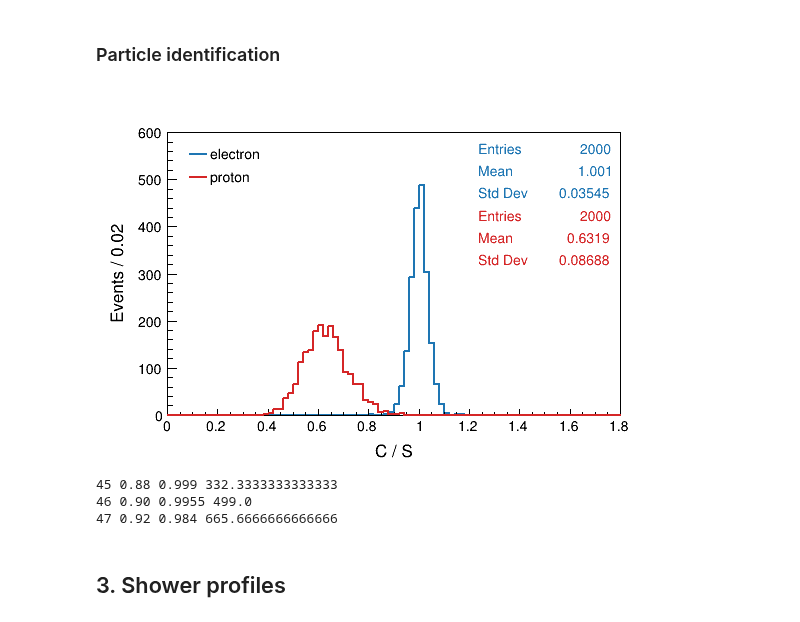
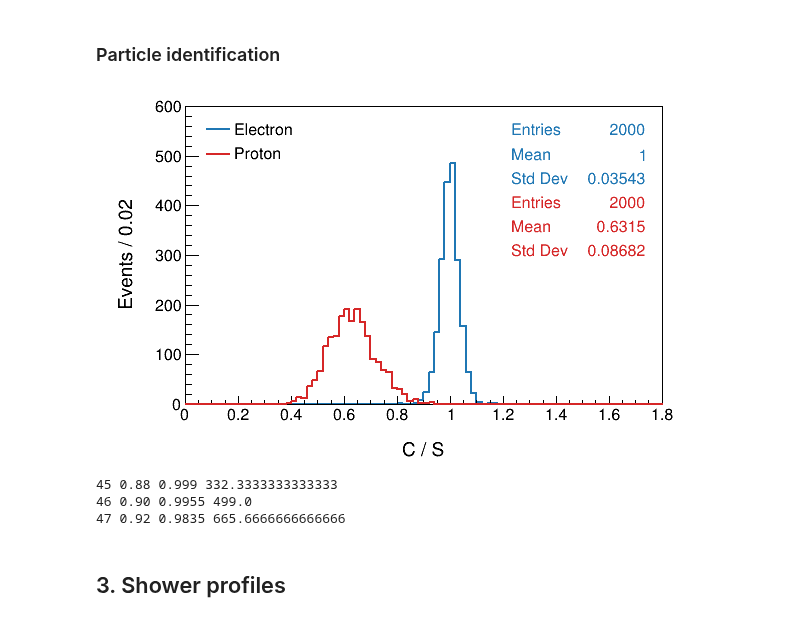
Before and after one commit to mollyhjorthjensen/DREAM, a Jupyter notebook: Analysis/validation2.ipynb, the cells around one changed output. Saved outputs shown, nothing was run; the diff lists cells and outputs as text; code cells hidden in the pictures.

```diff
--- a/Analysis/validation2.ipynb
+++ b/Analysis/validation2.ipynb
@@ -1094,10 +1092,10 @@ rdf = {}
 for x in ['electron', 'proton']:
     fileName = os.path.join(path, f"{x}/{x}.root")
     rdf[x] = ROOT.ROOT.RDataFrame("B4", os.path.join(path, fileName))
-    rdf[x] = rdf[x].Define("VecSignalScnt_corr", leakageCorrection("VecSignalScnt"))
-    rdf[x] = rdf[x].Define("VecSignalCkov_corr", leakageCorrection("VecSignalCkov"))
-    rdf[x] = rdf[x].Define("VecSignalScnt_cal", f"VecSignalScnt*{cal['Scnt']}")
-    rdf[x] = rdf[x].Define("VecSignalCkov_cal", f"VecSignalCkov*{cal['Ckov']}")
+    rdf[x] = rdf[x].Define("VecSignalScnt_corr", leakage.format("VecSignalScnt"))
+    rdf[x] = rdf[x].Define("VecSignalCkov_corr", leakage.format("VecSignalCkov"))
+    rdf[x] = rdf[x].Define("VecSignalScnt_cal", f"VecSignalScnt/{cal['Scnt']}")
+    rdf[x] = rdf[x].Define("VecSignalCkov_cal", f"VecSignalCkov/{cal['Ckov']}")
     rdf[x] = rdf[x].Define("Ssum", "Sum(VecSignalScnt_cal)")
     rdf[x] = rdf[x].Define("Csum", "Sum(VecSignalCkov_cal)")
     rdf[x] = rdf[x].Define("Snorm", f"Ssum / PrimaryEnergy")
@@ -1105,10 +1103,10 @@ for x in ['electron', 'proton']:
     rdf[x] = rdf[x].Define("CoverS", "Cnorm/Snorm")
 # %%
 c6 = ROOT.TCanvas("c6", "c6", 600, 400)
-ROOT.gPad.SetLeftMargin(0.12)
-ROOT.gPad.SetBottomMargin(0.12)
-ROOT.gPad.SetRightMargin(0.12)
-ROOT.gPad.SetTopMargin(0.12)
+ROOT.gPad.SetLeftMargin(0.15)
+ROOT.gPad.SetBottomMargin(0.15)
+ROOT.gPad.SetRightMargin(0.05)
+ROOT.gPad.SetTopMargin(0.05)
 ROOT.gStyle.SetOptStat("emr")
 
 model = ("","", 90, 0., 1.8)
@@ -1119,33 +1117,43 @@ h6_pi.SetLineColor(palette['red'].GetNumber())
 h6_e.Draw()
 h6_pi.Draw("sames")
 
-labelsize = 1.2 * h6_e.GetYaxis().GetLabelSize()
-titlesize = 1.4 * h6_e.GetYaxis().GetTitleSize()
-xtitleoffset = 1.2 * h6_e.GetXaxis().GetTitleOffset()
-ytitleoffset = 0.9 * xtitleoffset
-xlabeloffset = 2 * h6_e.GetXaxis().GetLabelOffset()
-ylabeloffset = 1.5 * h6_e.GetYaxis().GetLabelOffset()
+ratio = 1.3
+ratio2 = 1.2*ratio
 linewidth = 2
-ticklength = 0.02
-x2ndc = 1-0.12
-y2ndc = 1-0.12-0.012
+linespacing = 0.05
+
+# labelsize = 1.2 * h6_e.GetYaxis().GetLabelSize()
+# titlesize = 1.4 * h6_e.GetYaxis().GetTitleSize()
+# xtitleoffset = 1.2 * h6_e.GetXaxis().GetTitleOffset()
+# ytitleoffset = 0.9 * xtitleoffset
+# xlabeloffset = 2 * h6_e.GetXaxis().GetLabelOffset()
+# ylabeloffset = 1.5 * h6_e.GetYaxis().GetLabelOffset()
+# linewidth = 2
+# ticklength = 0.02
+x2ndc = 1-ROOT.gPad.GetRightMargin()-h6_e.GetYaxis().GetTickLength()+0.015
+y2ndc = 1-ROOT.gPad.GetTopMargin()-h6_e.GetXaxis().GetTickLength()
+
+labelsize = ratio * h6_e.GetXaxis().GetLabelSize()
+labeloffset = (ratio) * h6_e.GetXaxis().GetLabelOffset()
 
 h6_e.GetXaxis().SetTitle("C / S")
-h6_e.GetXaxis().SetTitleSize(titlesize)
+h6_e.GetXaxis().SetTitleSize(ratio2 * h6_e.GetXaxis().GetTitleSize())
 h6_e.GetXaxis().SetLabelSize(labelsize)
-h6_e.GetXaxis().SetLabelOffset(xlabeloffset)
+h6_e.GetXaxis().SetLabelOffset(labeloffset)
 h6_e.GetXaxis().CenterTitle()
-h6_e.GetXaxis().SetTitleOffset(xtitleoffset)
-h6_e.GetXaxis().SetTickLength(ticklength)
+h6_e.GetXaxis().SetTitleOffset(ratio2 * h6_e.GetXaxis().GetTitleOffset()-0.2)
+
 binwidth = h6_e.GetBinWidth(1)
 h6_e.SetAxisRange(0., 600., "Y")
 h6_e.GetYaxis().SetTitle(f"Events / {binwidth}")
-h6_e.GetYaxis().SetTitleSize(titlesize)
+h6_e.GetYaxis().SetTitleSize(ratio2 * h6_e.GetYaxis().GetTitleSize())
 h6_e.GetYaxis().SetLabelSize(labelsize)
-h6_e.GetYaxis().SetLabelOffset(ylabeloffset)
+h6_e.GetYaxis().SetLabelOffset(labeloffset)
 h6_e.GetYaxis().CenterTitle()
-h6_e.GetYaxis().SetTitleOffset(ytitleoffset)
-h6_e.GetYaxis().SetTickLength(ticklength)
+h6_e.GetYaxis().SetTitleOffset(h6_e.GetXaxis().GetTitleOffset()-0.2)
+
+h6_e.GetXaxis().SetTickLength(0.7 * ratio * h6_e.GetXaxis().GetTickLength())
+h6_e.GetYaxis().SetTickLength(0.7 * ratio * h6_e.GetYaxis().GetTickLength())
 
 h6_e.SetLineWidth(linewidth)
 h6_pi.SetLineWidth(linewidth)
@@ -1156,44 +1164,46 @@ c6.Update()
 stats1 = h6_e.GetListOfFunctions().FindObject("stats")
 h6_e.GetListOfFunctions().Remove(stats1)
 h6_e.SetStats(0)
-stats1.SetTextColor(palette['blue'].GetNumber())
+stats1.SetTextColor(palette['e-'].GetNumber())
 
 stats1.SetX2NDC(x2ndc)
 stats1.SetY2NDC(y2ndc)
 stats1.SetX1NDC(stats1.GetX2NDC()-0.25)
-stats1.SetY1NDC(stats1.GetY2NDC()-0.12*6/4)
+stats1.SetY1NDC(stats1.GetY2NDC()-3 * ratio * linespacing)
 stats1.SetTextSize(labelsize)
 stats1.SetBorderSize(0)
 stats1.GetListOfLines().Remove(stats1.GetLineWith("Mean y"))
 stats1.Draw()
 h6_e.SetStats(0)
 
 stats2 = h6_pi.GetListOfFunctions().FindObject("stats")
 h6_pi.GetListOfFunctions().Remove(stats2)
 h6_pi.SetStats(0)
-stats2.SetTextColor(palette['red'].GetNumber())
+stats2.SetTextColor(palette['pi-'].GetNumber())
 stats2.SetX2NDC(stats1.GetX2NDC())
 stats2.SetY2NDC(stats1.GetY1NDC())
 stats2.SetX1NDC(stats1.GetX1NDC())
-stats2.SetY1NDC(stats1.GetY1NDC()-0.12*6/4)
+stats2.SetY1NDC(stats1.GetY1NDC()-3 * ratio * linespacing)
 stats2.SetTextSize(labelsize)
 stats2.SetBorderSize(0)
 stats2.Draw()
 h6_pi.SetStats(0)
 
 # add legend
-legend = ROOT.TLegend(0.12+0.03, 1-0.12-0.03, 0.32, 1-0.12-0.15)
+legend = ROOT.TLegend(ROOT.gPad.GetLeftMargin()+h6_e.GetYaxis().GetTickLength(),
+                      y2ndc,
+                      0.4, y2ndc-2 * ratio * linespacing)
 legend.SetFillColor(0)
 legend.SetBorderSize(0)
 legend.SetTextSize(labelsize)
-legend.AddEntry(h6_e.GetValue(), "electron", "l")
-legend.AddEntry(h6_pi.GetValue(), "proton", "l")
+legend.AddEntry(h6_e.GetValue(), "Electron", "l")
+legend.AddEntry(h6_pi.GetValue(), "Proton", "l")
 legend.Draw()
 
 c6.Draw()
 c6.SaveAs('pid.png')
 # %% [output]
-[figure, old version]
+[figure, new version]
 # %%
 nentries = h6_e.GetNbinsX()
 for i in range(int(nentries/2), nentries+1):
@@ -1205,7 +1215,7 @@ for i in range(int(nentries/2), nentries+1):
 # %% [output]
 45 0.88 0.999 332.3333333333333
 46 0.90 0.9955 499.0
-47 0.92 0.984 665.6666666666666
+47 0.92 0.9835 665.6666666666666
 # %% [markdown]
 ## 3. Shower profiles
 # %%
```
Also changed, not shown: parts of 2 cells of this notebook.
